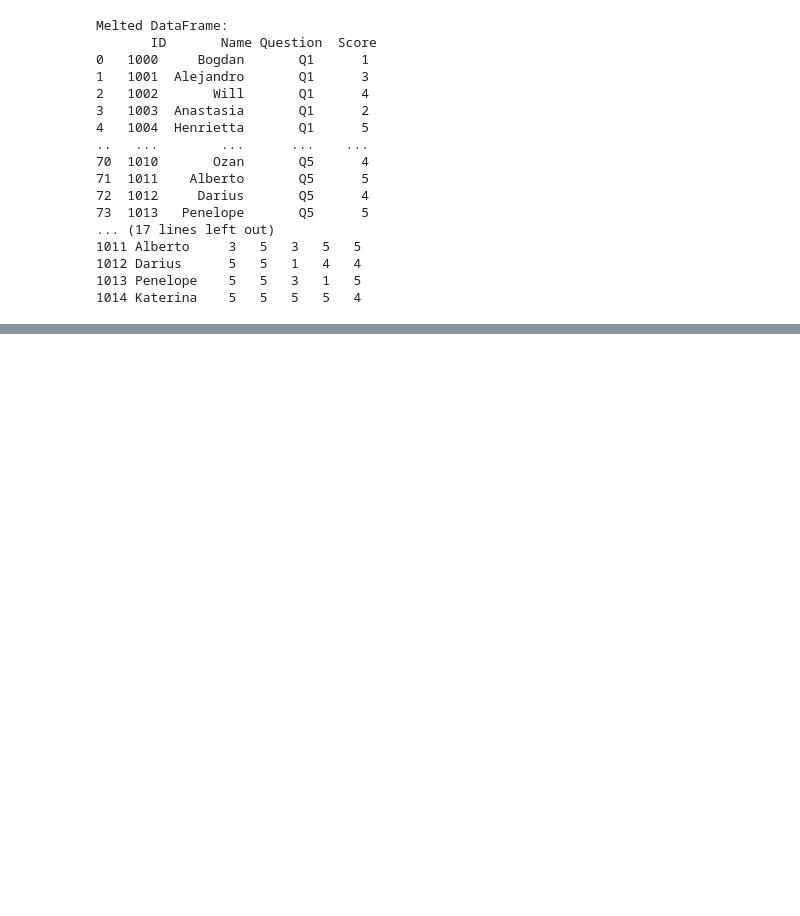
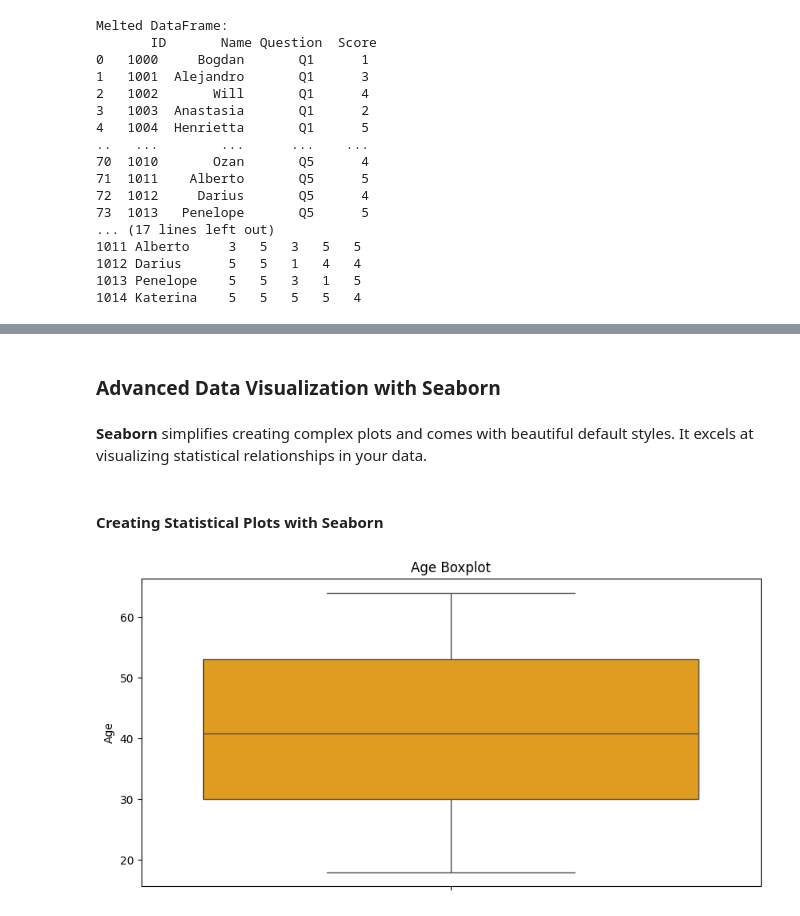
Before and after one commit to AnalyticalAscent/LearningPython, a Jupyter notebook: Learning_Python_Notes.ipynb, the cells around one changed output, grey strips where cells are left out. Saved outputs shown, nothing was run; the diff lists cells and outputs as text; code cells hidden in the pictures; blank space fills up the shorter version.

```diff
--- a/Learning_Python_Notes.ipynb
+++ b/Learning_Python_Notes.ipynb
@@ -407,0 +594,16 @@ Melted DataFrame:
+# %% [markdown]
+### Advanced Data Visualization with Seaborn
+# %% [markdown]
+**Seaborn** simplifies creating complex plots and comes with beautiful default styles. It excels at visualizing statistical relationships in your data.
+# %% [markdown]
+#### Creating Statistical Plots with Seaborn
+# %%
+# Create the Boxplot first
+plt.figure(figsize=(10, 5))
+sns.boxplot(y=df['Age'], color='orange')
+plt.title('Age Boxplot')
+plt.ylabel('Age')
+plt.xlabel('')  # No x-axis label for the boxplot
+plt.show()  # Display the boxplot
+# %% [output]
+[figure, added]
```
Also changed, not shown: parts of 57 cells of this notebook.
